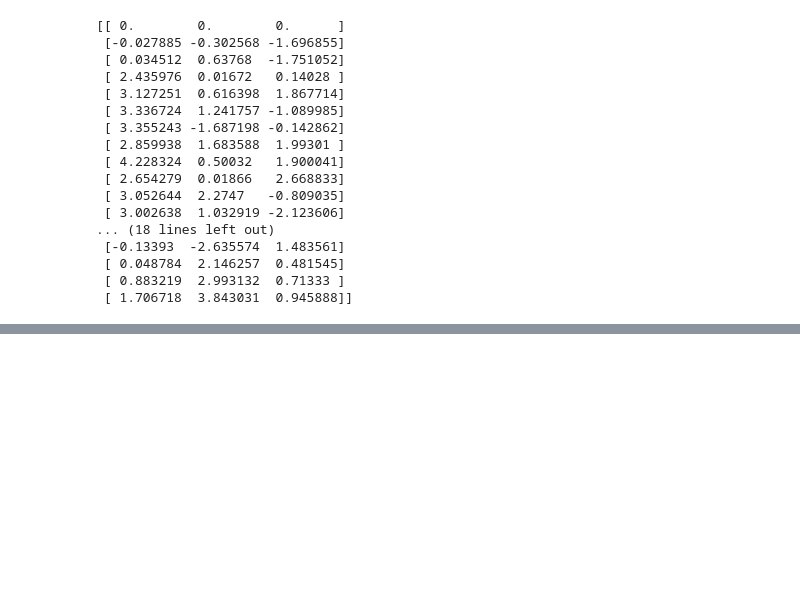
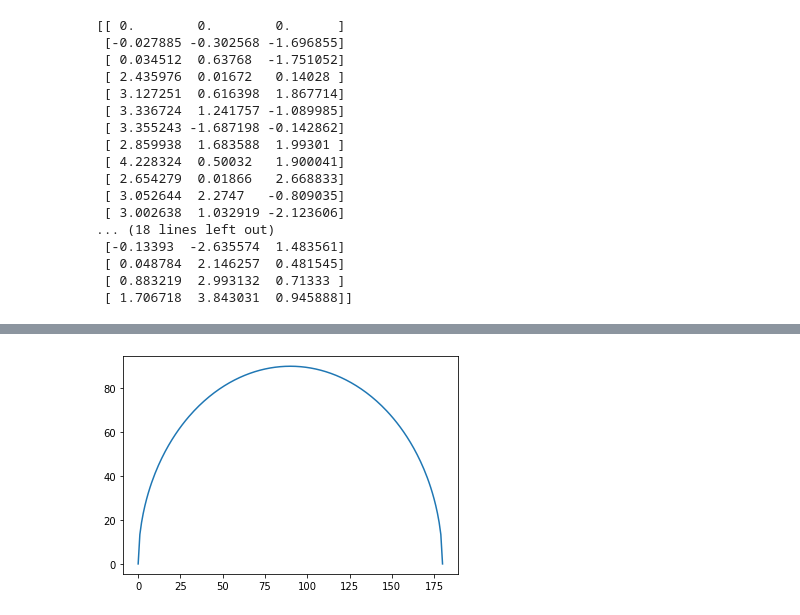
Before and after one commit to ju-leon/bachelor-thesis, a Jupyter notebook: Slice.ipynb, the cells around one changed output, grey strips where cells are left out. Drawn from its saved outputs; the diff is of its cells as text; code cells hidden in the pictures; blank space fills up the shorter version.

```diff
--- a/Slice.ipynb
+++ b/Slice.ipynb
@@ -64,0 +70,17 @@ print(coords)
+# %%
+import math
+
+def dotproduct(v1, v2):
+  return sum((a*b) for a, b in zip(v1, v2))
+
+def length(v):
+  return math.sqrt(dotproduct(v, v))
+
+def angle(v1, v2):
+  return math.acos(dotproduct(v1, v2) / (length(v1) * length(v2)))
+
+def cosAngle(v1, v2):
+  return dotproduct(v1, v2) / (length(v1) * length(v2))
+
+def sinAngle(v1, v2):
+  return dotproduct(v1, v2) / (length(v1) * length(v2))
@@ -111,0 +192,16 @@ Element: O, r: 171.0
+# %%
+def radiusAtHeight(radius, height):
+    relativeHeight = (height - (radius)) / radius
+    if relativeHeight <= -1 or relativeHeight >= 1:
+        return 0
+    return math.sin(math.acos(relativeHeight)) * radius
+# %%
+#print(np.amax(arr))
+values = []
+for x in range(0,181):
+    values.append(radiusAtHeight(90, x))
+
+plt.plot(values)
+plt.show()
+# %% [output]
+[figure, added]
```
Also changed, not shown: parts of 11 cells of this notebook.
